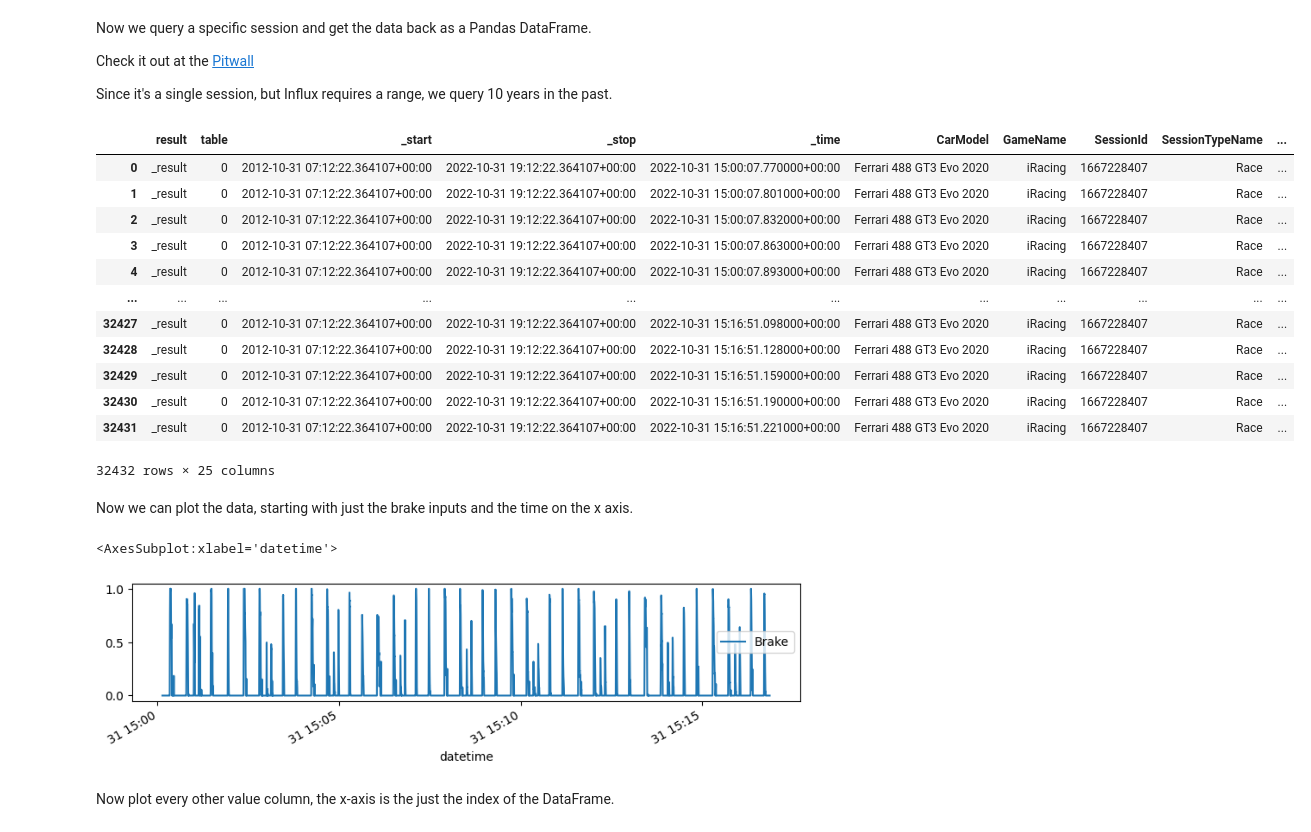
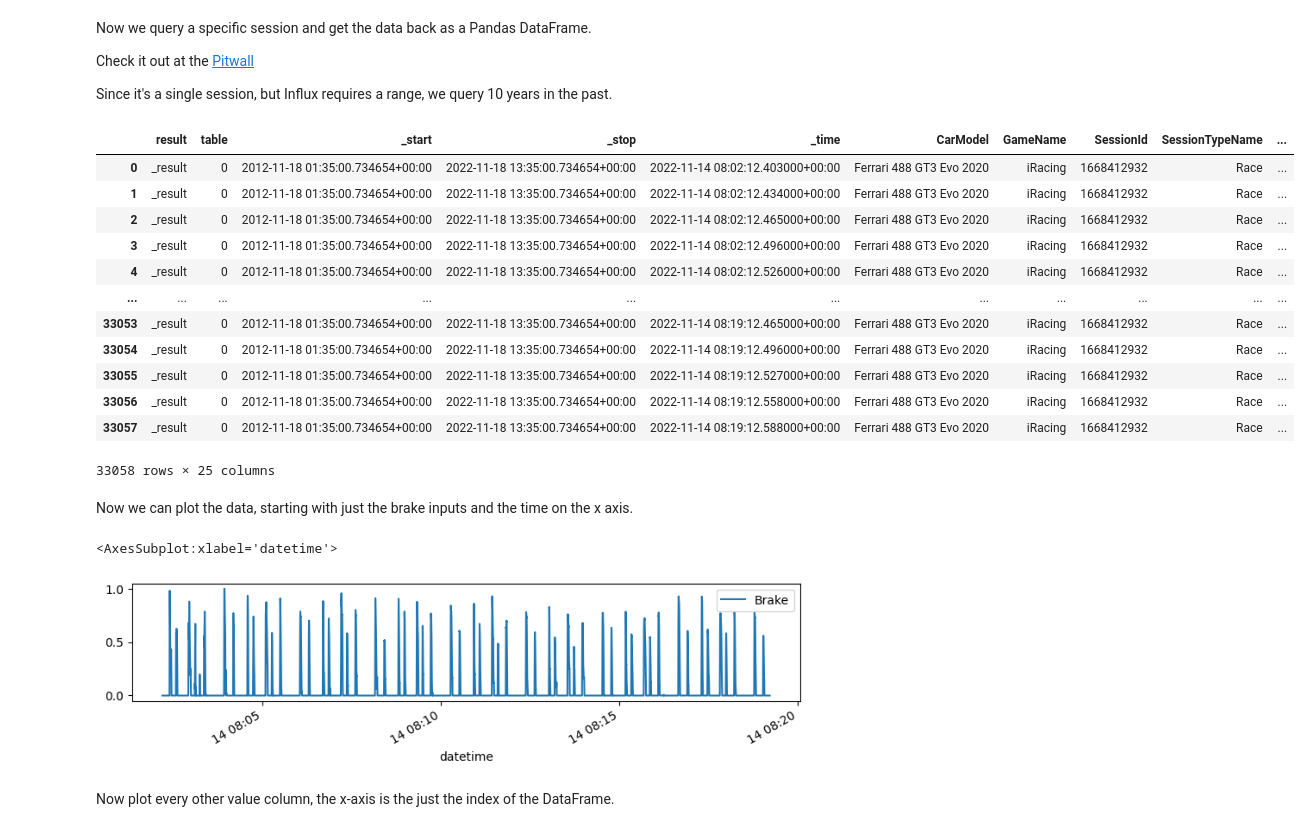
Before and after one commit to b4mad/racing, a Jupyter notebook: notebooks/exploratory_data_analysis.ipynb, the cells around one changed output. Cells and saved outputs as stored; diff of their text form; code cells hidden in the pictures.

```diff
--- a/notebooks/exploratory_data_analysis.ipynb
+++ b/notebooks/exploratory_data_analysis.ipynb
@@ -6,6 +6,7 @@ Let's create an InfluxDB client by importing the modules and setting all the req
 import os
 import pandas as pd
 import matplotlib.pyplot as plt
+import seaborn as sns
 import influxdb_client
 from influxdb_client.client.write_api import SYNCHRONOUS
 
@@ -14,7 +15,7 @@ BUCKET = "racing"
 ORG = "b4mad"
 TOKEN = os.environ.get(
     "INFLUXDB_TOKEN",
-    "PFmq_uLsJ8NZXYuq9zBbNsCbxuerXIapE4N_2kjLzyWauLyZqbscrEJRJw25upSJ1-tKJQAJa8GfItx7Sl4SOw==",
+    "citqAMr66LLb25hvaaZm2LezOc88k2ocOFJcJDR6QB-RmLJa_-sAr9kYB4vSFYaz8bt26lm7SokVgpQKdgKFKA==",
 )
 URL = "https://telemetry.b4mad.racing/"
 
@@ -29,34 +30,34 @@ Check it out at the [Pitwall](https://pitwall.b4mad.racing/d/6d57246de74745198b3
 
 Since it's a single session, but Influx requires a range, we query 10 years in the past.
 # %%
-SESSION = "1667228407"
+SESSION = "1668412932"
 
 query = f"""
 from(bucket: "{BUCKET}")
   |> range(start: -10y, stop: now())
   |> filter(fn: (r) => r["_measurement"] == "laps_cc")
 //  |> filter(fn: (r) => r["_field"] == "DistanceRoundTrack" or r["_field"] == "Brake" or r["_field"] == "CurrentLap")
   |> filter(fn: (r) => r["SessionId"] == "{SESSION}")
   |> pivot(rowKey: ["_time"], columnKey: ["_field"], valueColumn: "_value")
   |> sort(columns: ["_time"], desc: false)
 """
 
 df = query_api.query_data_frame(org=ORG, query=query)
 df
 # %% [output]
 |  | result | table | _start | _stop | _time | CarModel | GameName | SessionId | SessionTypeName | ... |
-| 0 | _result | 0 | 2012-10-31 07:12:22.364107+00:00 | 2022-10-31 19:12:22.364107+00:00 | 2022-10-31 15:00:07.770000+00:00 | Ferrari 488 GT3 Evo 2020 | iRacing | 1667228407 | Race | ... |
-| 1 | _result | 0 | 2012-10-31 07:12:22.364107+00:00 | 2022-10-31 19:12:22.364107+00:00 | 2022-10-31 15:00:07.801000+00:00 | Ferrari 488 GT3 Evo 2020 | iRacing | 1667228407 | Race | ... |
-| 2 | _result | 0 | 2012-10-31 07:12:22.364107+00:00 | 2022-10-31 19:12:22.364107+00:00 | 2022-10-31 15:00:07.832000+00:00 | Ferrari 488 GT3 Evo 2020 | iRacing | 1667228407 | Race | ... |
-| 3 | _result | 0 | 2012-10-31 07:12:22.364107+00:00 | 2022-10-31 19:12:22.364107+00:00 | 2022-10-31 15:00:07.863000+00:00 | Ferrari 488 GT3 Evo 2020 | iRacing | 1667228407 | Race | ... |
-| 4 | _result | 0 | 2012-10-31 07:12:22.364107+00:00 | 2022-10-31 19:12:22.364107+00:00 | 2022-10-31 15:00:07.893000+00:00 | Ferrari 488 GT3 Evo 2020 | iRacing | 1667228407 | Race | ... |
+| 0 | _result | 0 | 2012-11-18 01:35:00.734654+00:00 | 2022-11-18 13:35:00.734654+00:00 | 2022-11-14 08:02:12.403000+00:00 | Ferrari 488 GT3 Evo 2020 | iRacing | 1668412932 | Race | ... |
+| 1 | _result | 0 | 2012-11-18 01:35:00.734654+00:00 | 2022-11-18 13:35:00.734654+00:00 | 2022-11-14 08:02:12.434000+00:00 | Ferrari 488 GT3 Evo 2020 | iRacing | 1668412932 | Race | ... |
+| 2 | _result | 0 | 2012-11-18 01:35:00.734654+00:00 | 2022-11-18 13:35:00.734654+00:00 | 2022-11-14 08:02:12.465000+00:00 | Ferrari 488 GT3 Evo 2020 | iRacing | 1668412932 | Race | ... |
+| 3 | _result | 0 | 2012-11-18 01:35:00.734654+00:00 | 2022-11-18 13:35:00.734654+00:00 | 2022-11-14 08:02:12.496000+00:00 | Ferrari 488 GT3 Evo 2020 | iRacing | 1668412932 | Race | ... |
+| 4 | _result | 0 | 2012-11-18 01:35:00.734654+00:00 | 2022-11-18 13:35:00.734654+00:00 | 2022-11-14 08:02:12.526000+00:00 | Ferrari 488 GT3 Evo 2020 | iRacing | 1668412932 | Race | ... |
 | ... | ... | ... | ... | ... | ... | ... | ... | ... | ... | ... |
-| 32427 | _result | 0 | 2012-10-31 07:12:22.364107+00:00 | 2022-10-31 19:12:22.364107+00:00 | 2022-10-31 15:16:51.098000+00:00 | Ferrari 488 GT3 Evo 2020 | iRacing | 1667228407 | Race | ... |
-| 32428 | _result | 0 | 2012-10-31 07:12:22.364107+00:00 | 2022-10-31 19:12:22.364107+00:00 | 2022-10-31 15:16:51.128000+00:00 | Ferrari 488 GT3 Evo 2020 | iRacing | 1667228407 | Race | ... |
-| 32429 | _result | 0 | 2012-10-31 07:12:22.364107+00:00 | 2022-10-31 19:12:22.364107+00:00 | 2022-10-31 15:16:51.159000+00:00 | Ferrari 488 GT3 Evo 2020 | iRacing | 1667228407 | Race | ... |
-| 32430 | _result | 0 | 2012-10-31 07:12:22.364107+00:00 | 2022-10-31 19:12:22.364107+00:00 | 2022-10-31 15:16:51.190000+00:00 | Ferrari 488 GT3 Evo 2020 | iRacing | 1667228407 | Race | ... |
-| 32431 | _result | 0 | 2012-10-31 07:12:22.364107+00:00 | 2022-10-31 19:12:22.364107+00:00 | 2022-10-31 15:16:51.221000+00:00 | Ferrari 488 GT3 Evo 2020 | iRacing | 1667228407 | Race | ... |
+| 33053 | _result | 0 | 2012-11-18 01:35:00.734654+00:00 | 2022-11-18 13:35:00.734654+00:00 | 2022-11-14 08:19:12.465000+00:00 | Ferrari 488 GT3 Evo 2020 | iRacing | 1668412932 | Race | ... |
+| 33054 | _result | 0 | 2012-11-18 01:35:00.734654+00:00 | 2022-11-18 13:35:00.734654+00:00 | 2022-11-14 08:19:12.496000+00:00 | Ferrari 488 GT3 Evo 2020 | iRacing | 1668412932 | Race | ... |
+| 33055 | _result | 0 | 2012-11-18 01:35:00.734654+00:00 | 2022-11-18 13:35:00.734654+00:00 | 2022-11-14 08:19:12.527000+00:00 | Ferrari 488 GT3 Evo 2020 | iRacing | 1668412932 | Race | ... |
+| 33056 | _result | 0 | 2012-11-18 01:35:00.734654+00:00 | 2022-11-18 13:35:00.734654+00:00 | 2022-11-14 08:19:12.558000+00:00 | Ferrari 488 GT3 Evo 2020 | iRacing | 1668412932 | Race | ... |
+| 33057 | _result | 0 | 2012-11-18 01:35:00.734654+00:00 | 2022-11-18 13:35:00.734654+00:00 | 2022-11-14 08:19:12.588000+00:00 | Ferrari 488 GT3 Evo 2020 | iRacing | 1668412932 | Race | ... |
-32432 rows × 25 columns
+33058 rows × 25 columns
 # %% [markdown]
 Now we can plot the data, starting with just the brake inputs and the time on the x axis.
 # %%
@@ -70,7 +71,7 @@ plt.rcParams["figure.figsize"] = (10, 2)
 brake.plot()
 # %% [output]
 <AxesSubplot:xlabel='datetime'>
-[figure, old version]
+[figure, new version]
 # %% [markdown]
 Now plot every other value column, the x-axis is the just the index of the DataFrame.
 # %%
```
Also changed, not shown: parts of 3 cells of this notebook, 9 other files.
